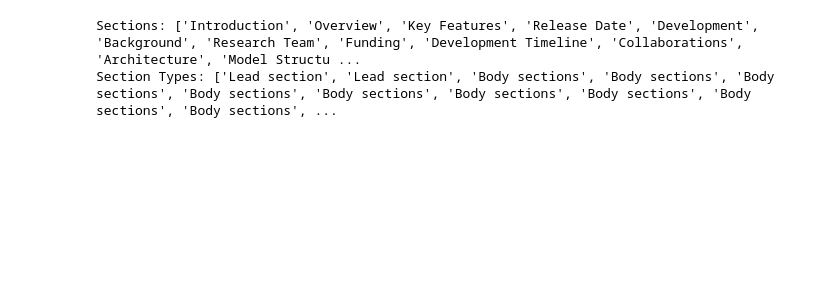
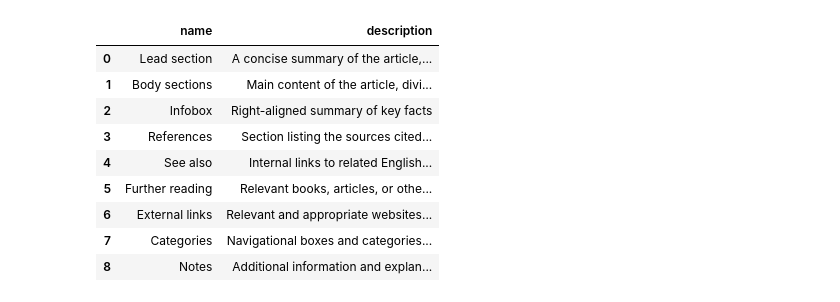
Before and after one commit to mzargham/wiki-demo, a Jupyter notebook: evalutators/lab.ipynb, the cells around one changed output. Drawn from its saved outputs; the diff is of its cells as text; code cells hidden in the pictures; blank space fills up the shorter version.

```diff
--- a/evalutators/lab.ipynb
+++ b/evalutators/lab.ipynb
@@ -1,8 +1,22 @@
 # %%
 import pandas as pd
+# %%
+# Load the section types from the CSV file
+stdf = pd.read_csv("requirements_data/section_types.csv")
+# %%
+stdf
+# %% [output]
+|  | name | description |
+| 0 | Lead section | A concise summary of the article,... |
+| 1 | Body sections | Main content of the article, divi... |
+| 2 | Infobox | Right-aligned summary of key facts |
+| 3 | References | Section listing the sources cited... |
+| 4 | See also | Internal links to related English... |
+| 5 | Further reading | Relevant books, articles, or othe... |
+| 6 | External links | Relevant and appropriate websites... |
+| 7 | Categories | Navigational boxes and categories... |
+| 8 | Notes | Additional information and explan... |
 # %%
-# Load the section types from the CSV file
-section_types_df = pd.read_csv("requirements_data/section_types.csv")
 
 # Function to classify sections
 def classify_sections(section_outline: str):
@@ -33,33 +47,4 @@ def classify_sections(section_outline: str):
     section_types = [get_section_type(section) for section in sections]
 
     return sections, section_types
-
-# Example usage
-article_outline = """
-# Introduction
-## Overview
-## Key Features
-## Release Date
-# Development
-## Background
-## Research Team
-## Funding
-## Development Timeline
-## Collaborations
-# Architecture
-## Model Structure
-## Training Data
-### Data Sources
-### Data Preprocessing
-## Algorithms and Techniques
-### Core Algorithms
-### Innovations and Improvements
-"""
-
-sections, section_types = classify_sections(article_outline)
-print("Sections:", sections)
-print("Section Types:", section_types)
-# %% [output]
-Sections: ['Introduction', 'Overview', 'Key Features', 'Release Date', 'Development', 'Background', 'Research Team', 'Funding', 'Development Timeline', 'Collaborations', 'Architecture', 'Model Structu ...
-Section Types: ['Lead section', 'Lead section', 'Body sections', 'Body sections', 'Body sections', 'Body sections', 'Body sections', 'Body sections', 'Body sections', 'Body sections', 'Body sections', ...
 # %%
```
Also changed, not shown: parts of 38 cells of this notebook, 1 other file.
